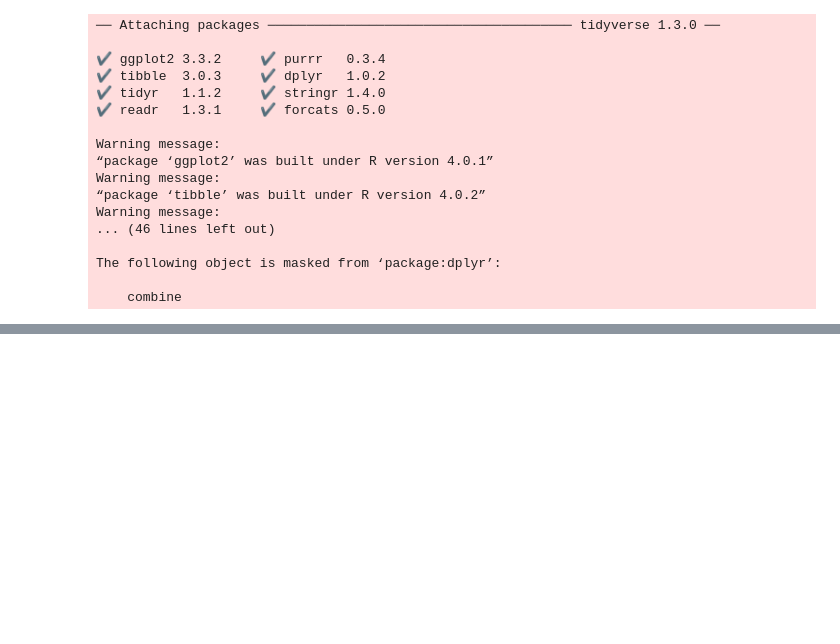
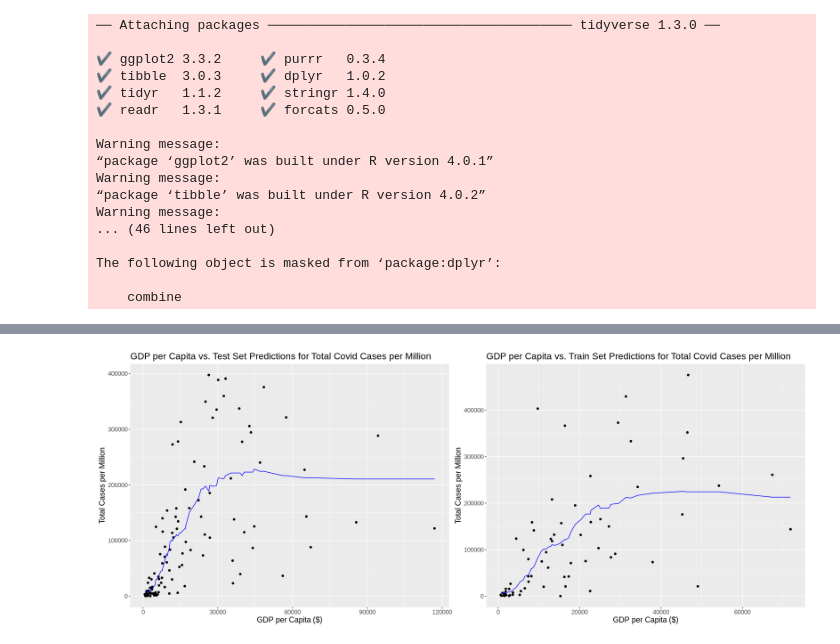
Before and after one commit to jerryyvn/DSCI-Group-11-Project, a Jupyter notebook: project_proposal.ipynb, the cells around one changed output, grey strips where cells are left out. Cells and saved outputs as stored; diff of their text form; code cells hidden in the pictures; blank space fills up the shorter version.

Commit message:
Added linear regression

```diff
--- a/project_proposal.ipynb
+++ b/project_proposal.ipynb
@@ -198,0 +191,20 @@ proposal_plot_GDP_to_Covid_rates
+# %%
+set.seed(1234)
+
+# We got our optimal k value, so we create a best spec with our new k.
+covid_best_spec = nearest_neighbor(weight_func = "rectangular", neighbors = k_min) %>%
+                    set_engine("kknn") %>%
+                    set_mode("regression")
+
+# Create a best fit workflow with our new spec and pass in the training data.
+covid_best_fit = workflow() %>%
+                    add_recipe(covid_recipe) %>%
+                    add_model(covid_best_spec) %>%
+                    fit(data = covid_train)
+
+covid_summary = covid_best_fit %>%
+                predict(covid_test) %>%
+                bind_cols(covid_test) %>%
+                metrics(truth = total_cases_per_million, estimate = .pred) %>%
+                filter(.metric == "rmse")
+covid_summary
@@ -198,0 +216,44 @@ proposal_plot_GDP_to_Covid_rates
+# %%
+set.seed(5678)
+options(repr.plot.width = 18, repr.plot.height = 7)
+require(gridExtra)
+
+covid_train_temp = covid_best_fit %>%
+             predict(covid_train) %>%
+             bind_cols(covid_train)
+
+covid_training_predictions = covid_train %>%
+                    mutate(.pred = covid_train_temp$.pred)
+
+covid_train_plot = ggplot(covid_train, aes(x = gdp_per_capita, y = total_cases_per_million)) +
+             geom_point() +
+             geom_line(data = covid_training_predictions,
+                       mapping = aes(x = gdp_per_capita, y = .pred),
+                       color = "blue") +
+            labs(x = "GDP per Capita ($)", y = "Total Cases per Million") +
+            ggtitle("GDP per Capita vs. Test Set Predictions for Total Covid Cases per Million") +
+            theme(text = element_text(size = 14))
+
+# covid_train_plot
+
+covid_test_temp = covid_best_fit %>%
+             predict(covid_test) %>%
+             bind_cols(covid_test)
+
+covid_testing_predictions = covid_test %>%
+                        mutate(.pred = covid_test_temp$.pred)
+
+covid_test_plot = ggplot(covid_test, aes(x = gdp_per_capita, y = total_cases_per_million)) +
+             geom_point() +
+             geom_line(data = covid_testing_predictions,
+                       mapping = aes(x = gdp_per_capita, y = .pred),
+                       color = "blue") +
+            labs(x = "GDP per Capita ($)", y = "Total Cases per Million") +
+            ggtitle("GDP per Capita vs. Train Set Predictions for Total Covid Cases per Million") +
+            theme(text = element_text(size = 14))
+
+# covid_test_plot
+
+grid.arrange(covid_train_plot, covid_test_plot, ncol=2)
+# %% [output]
+[figure, added]
```
Also changed, not shown: parts of 11 cells of this notebook.
